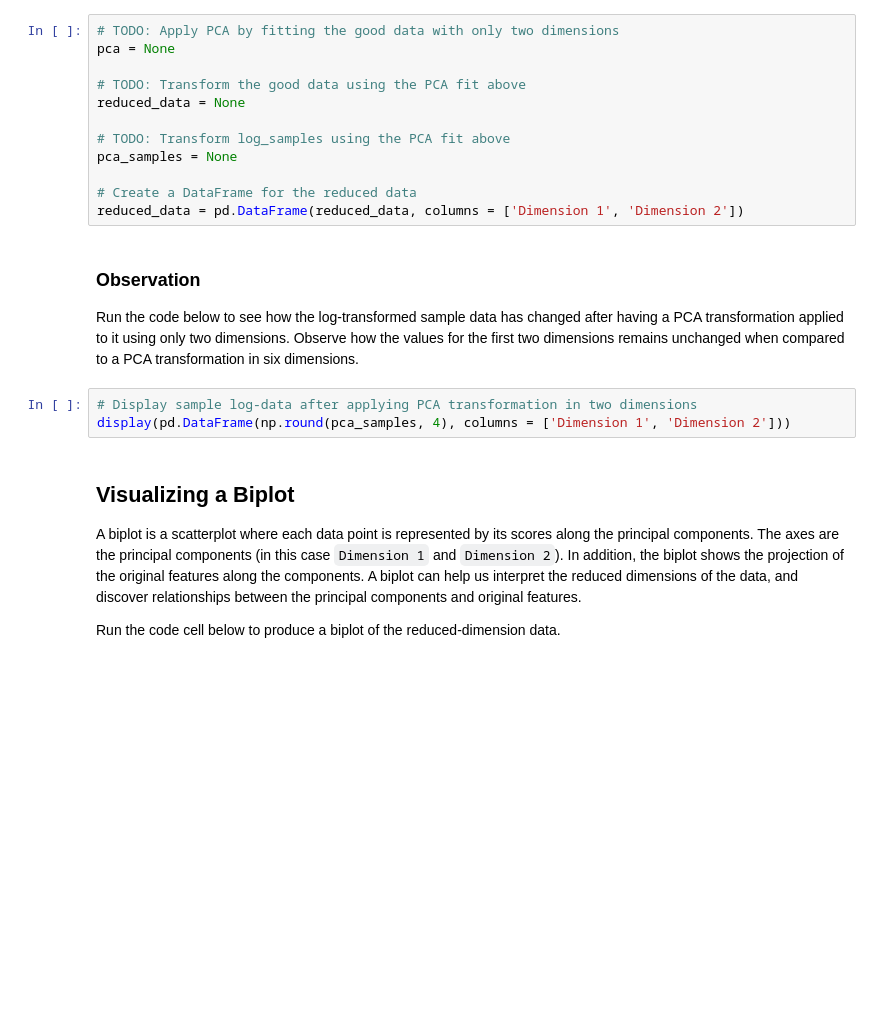
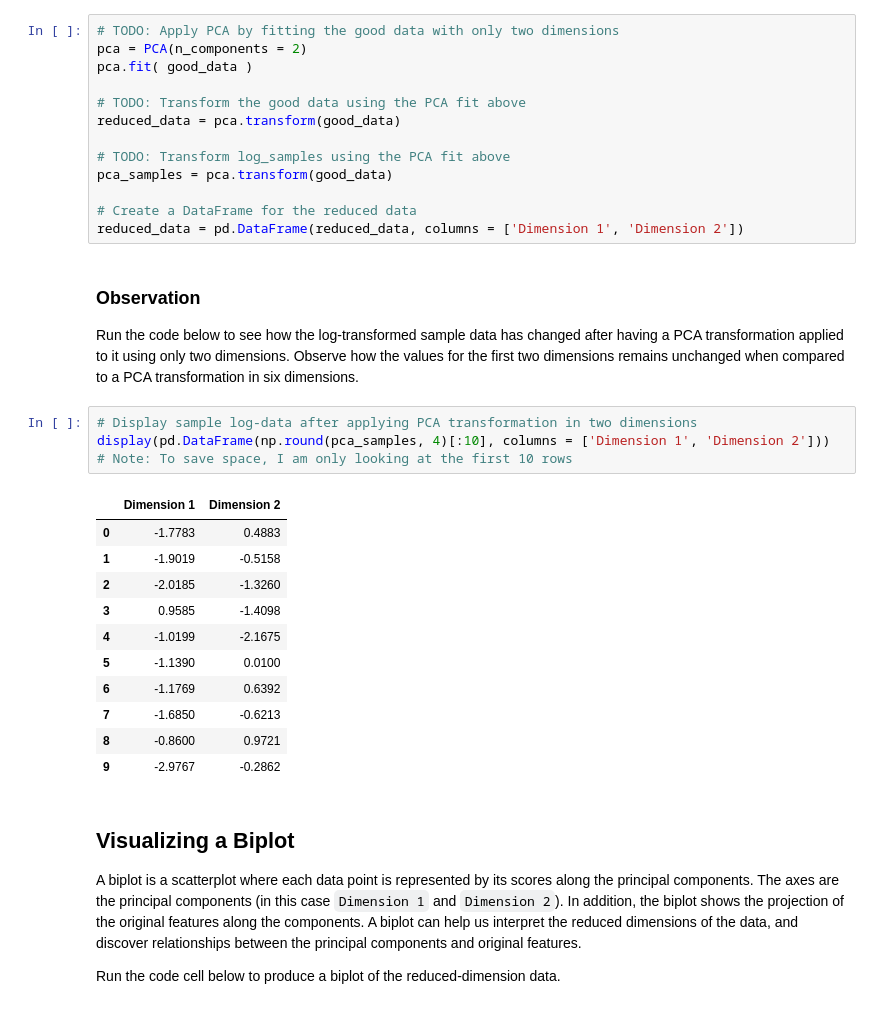
Before and after one commit to gotamist/other, a Jupyter notebook: clustering/customer_segments/customer_segments.ipynb, the cells around one changed output. Saved outputs shown, nothing was run; the diff lists cells and outputs as text; blank space fills up the shorter version.

Commit message:
feat: Do PCA for dimensionality reduction

```diff
--- a/clustering/customer_segments/customer_segments.ipynb
+++ b/clustering/customer_segments/customer_segments.ipynb
@@ -431,13 +424,14 @@ In the code block below, you will need to implement the following:
  - Apply a PCA transformation of `log_samples` using `pca.transform`, and assign the results to `pca_samples`.
 # %%
 # TODO: Apply PCA by fitting the good data with only two dimensions
-pca = None
+pca = PCA(n_components = 2)
+pca.fit( good_data )
 
 # TODO: Transform the good data using the PCA fit above
-reduced_data = None
+reduced_data = pca.transform(good_data)
 
 # TODO: Transform log_samples using the PCA fit above
-pca_samples = None
+pca_samples = pca.transform(good_data)
 
 # Create a DataFrame for the reduced data
 reduced_data = pd.DataFrame(reduced_data, columns = ['Dimension 1', 'Dimension 2'])
@@ -446,7 +440,20 @@ reduced_data = pd.DataFrame(reduced_data, columns = ['Dimension 1', 'Dimension 2
 Run the code below to see how the log-transformed sample data has changed after having a PCA transformation applied to it using only two dimensions. Observe how the values for the first two dimensions remains unchanged when compared to a PCA transformation in six dimensions.
 # %%
 # Display sample log-data after applying PCA transformation in two dimensions
-display(pd.DataFrame(np.round(pca_samples, 4), columns = ['Dimension 1', 'Dimension 2']))
+display(pd.DataFrame(np.round(pca_samples, 4)[:10], columns = ['Dimension 1', 'Dimension 2']))
+# Note: To save space, I am only looking at the first 10 rows
+# %% [output]
+|  | Dimension 1 | Dimension 2 |
+| 0 | -1.7783 | 0.4883 |
+| 1 | -1.9019 | -0.5158 |
+| 2 | -2.0185 | -1.3260 |
+| 3 | 0.9585 | -1.4098 |
+| 4 | -1.0199 | -2.1675 |
+| 5 | -1.1390 | 0.0100 |
+| 6 | -1.1769 | 0.6392 |
+| 7 | -1.6850 | -0.6213 |
+| 8 | -0.8600 | 0.9721 |
+| 9 | -2.9767 | -0.2862 |
 # %% [markdown]
 ## Visualizing a Biplot
 A biplot is a scatterplot where each data point is represented by its scores along the principal components. The axes are the principal components (in this case `Dimension 1` and `Dimension 2`). In addition, the biplot shows the projection of the original features along the components. A biplot can help us interpret the reduced dimensions of the data, and discover relationships between the principal components and original features.
```
Also changed, not shown: parts of 2 cells of this notebook.
